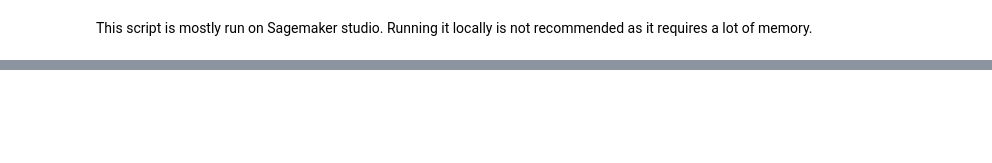
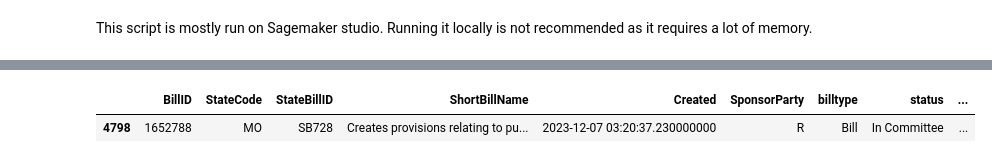
Before and after one commit to karenswang/semantic-search, a Jupyter notebook: data_processing/generate_embeddings.ipynb, the cells around one changed output, grey strips where cells are left out. Cells and saved outputs as stored; diff of their text form; code cells hidden in the pictures; blank space fills up the shorter version.

```diff
--- a/data_processing/generate_embeddings.ipynb
+++ b/data_processing/generate_embeddings.ipynb
@@ -121,3 +123,11 @@ with client.batch as batch:
             # Log the error and skip this record
             print(f"Skipping record at index {index} due to error: {e}")
             continue  # Skip the rest of the current loop iteration
+# %%
+import pandas as pd
+combined_df = pd.read_csv("../data_storage/legislation/combined_df.csv")
+# %%
+combined_df[combined_df['StateBillID']=="SB728"]
+# %% [output]
+|  | BillID | StateCode | StateBillID | ShortBillName | Created | SponsorParty | billtype | status | ... |
+| 4798 | 1652788 | MO | SB728 | Creates provisions relating to pu... | 2023-12-07 03:20:37.230000000 | R | Bill | In Committee | ... |
```
Also changed, not shown: parts of 1 cell of this notebook, 2 other files.
